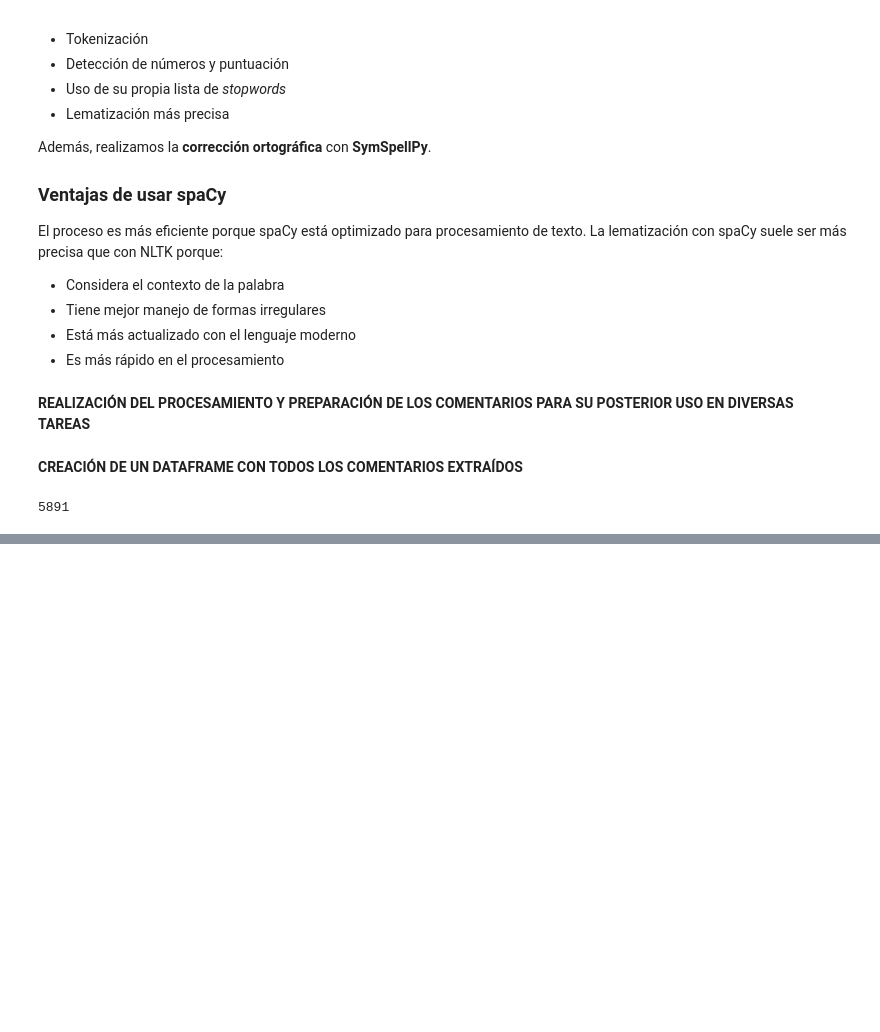
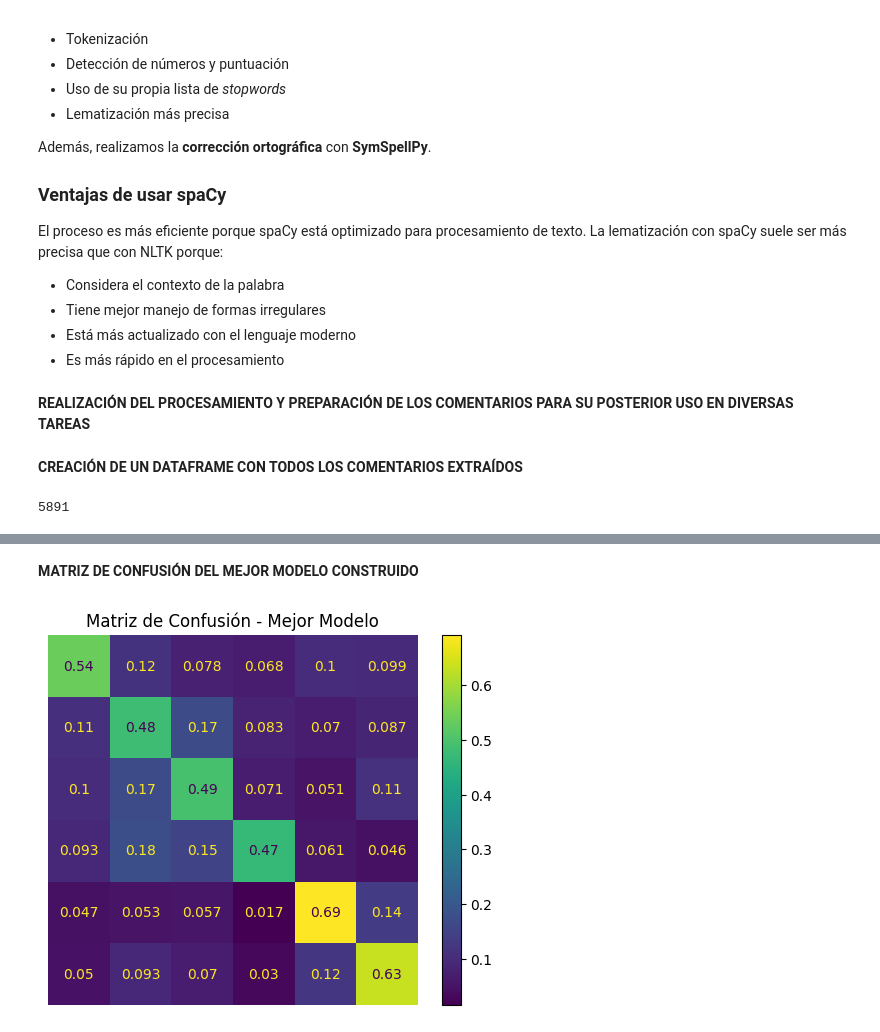
Before and after one commit to rubengilmartinez/NLP-Reddit-Project, a Jupyter notebook: NLP_application.ipynb, the cells around one changed output, grey strips where cells are left out. Drawn from its saved outputs; the diff is of its cells as text; code cells hidden in the pictures; blank space fills up the shorter version.

```diff
--- a/NLP_application.ipynb
+++ b/NLP_application.ipynb
@@ -374,0 +579,14 @@ df_comments.to_csv('datasets/comments_data.csv', index=False, header=True, encod
+# %% [markdown]
+**MATRIZ DE CONFUSIÓN DEL MEJOR MODELO CONSTRUIDO**
+# %%
+ConfusionMatrixDisplay.from_predictions(
+    df_test.subreddit,
+    best_model.predict(df_test.processed_text),
+     normalize='true',
+    xticks_rotation=45
+)
+plt.title('Matriz de Confusión - Mejor Modelo')
+plt.axis('off')
+plt.show()
+# %% [output]
+[figure, added]
```
Also changed, not shown: parts of 23 cells of this notebook.
